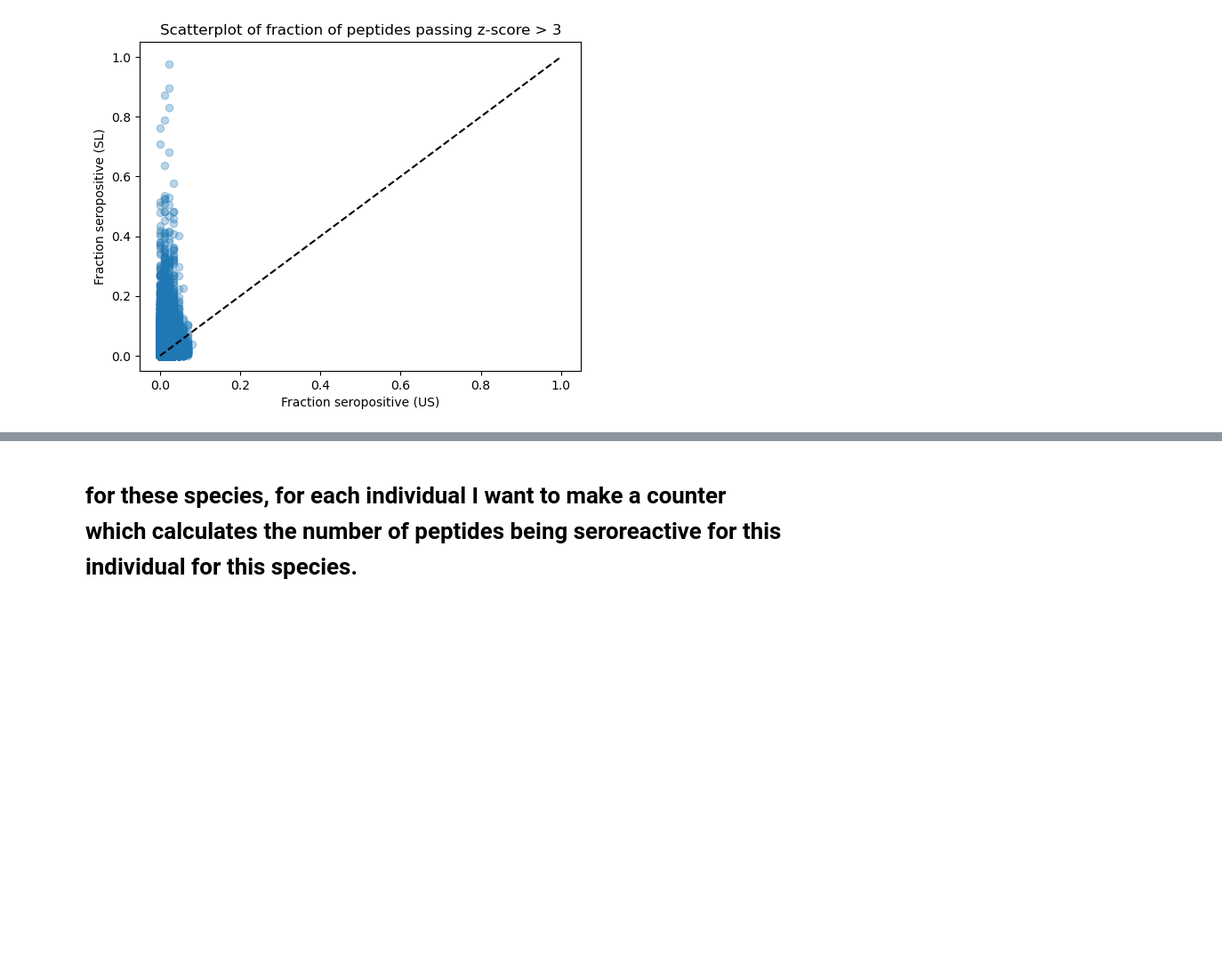
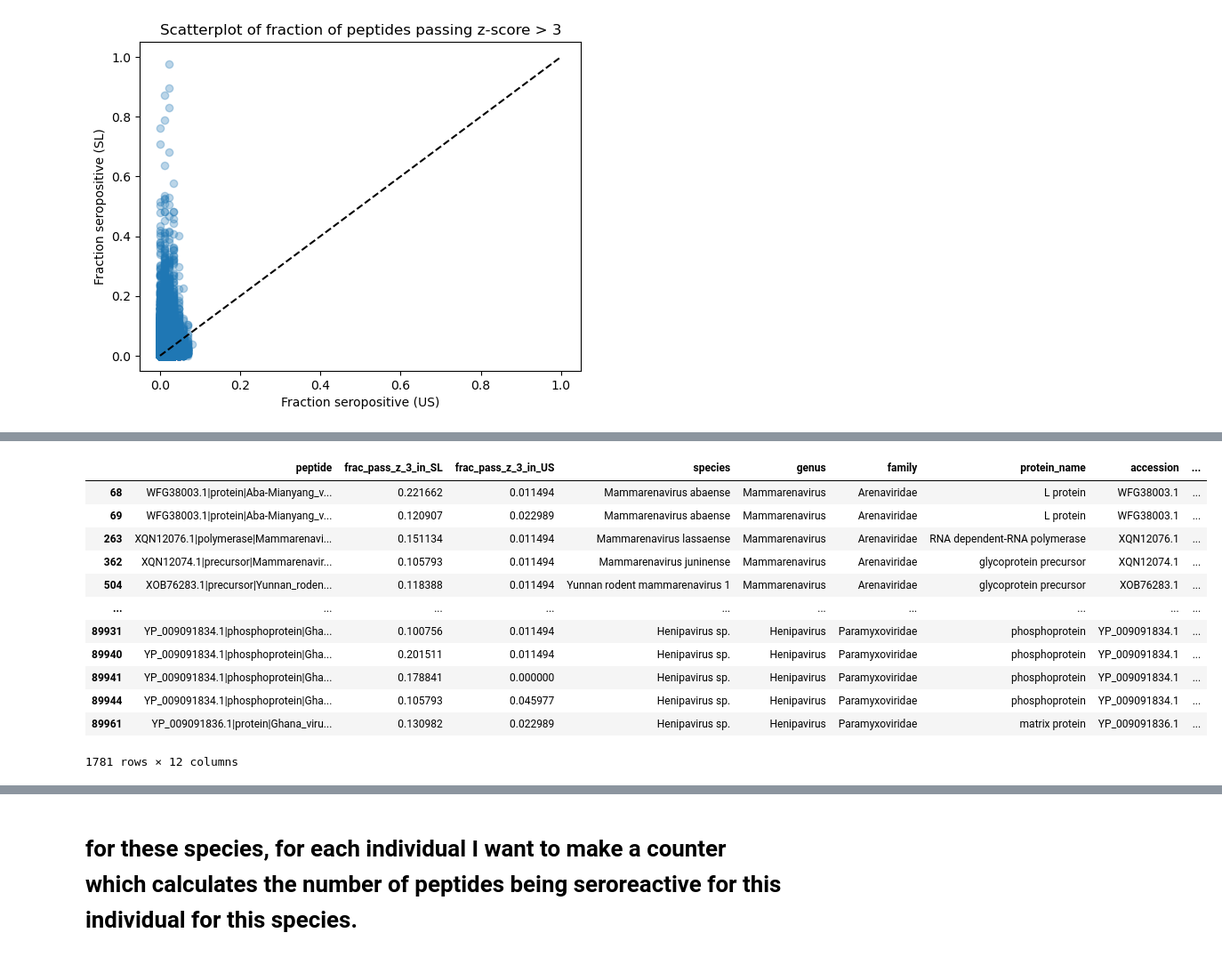
Before and after one commit to sporak577/lasv_phipseq_2026, a Jupyter notebook: Figure_viral_species_individual_thresholds_top_hits.ipynb, the cells around one changed output, grey strips where cells are left out. Shown at 89% size. Saved outputs shown, nothing was run; the diff lists cells and outputs as text; code cells hidden in the pictures; blank space fills up the shorter version.

Commit message:
added boolean columns for cohort for each peptide true if passes z > 3

```diff
--- a/Figure_viral_species_individual_thresholds_top_hits.ipynb
+++ b/Figure_viral_species_individual_thresholds_top_hits.ipynb
@@ -28,3 +26,9 @@ peps_metadata = peps_metadata.reset_index().rename(columns={'seq_id': 'peptide'}
+# %%
+#boolean dataframes with True/False value if peptide passes z > 3 for the individual
+
+df_SL_pass_z = (df_SL > 3)
+df_hbdb_pass_z = (df_hbdb > 3)
+df_pass_z_boolean = pd.concat([df_SL_pass_z, df_hbdb_pass_z], axis=1)
 # %%
 df_fractions = pd.merge(df_fractions, peps_metadata[['peptide', 'species', 'genus', 'family', 'protein_name', 'accession']], on='peptide', how='left')
 
@@ -56,3 +60,7 @@ hits = df_fractions[
         (df_fractions['sensitivity'] >= 0.1 ) &
         (df_fractions['specificity'] >= 0.95)
 ]
+
+#overwrite wrong genus
+
+hits.loc[hits['genus'] == 'Arenavirus', 'genus'] = 'Mammarenavirus'
@@ -91,0 +67,6 @@ plt.show()
+# %%
+# add boolean dataframe to hits
+
+df_pass_z_boolean = df_pass_z_boolean.reset_index()
+# %%
+hits = pd.merge(hits, df_pass_z_boolean, on='peptide', how='left')
@@ -162,3 +186,19 @@ summary_df = pd.DataFrame(summary)
+# %%
+hits
+# %% [output]
+|  | peptide | frac_pass_z_3_in_SL | frac_pass_z_3_in_US | species | genus | family | protein_name | accession | ... |
+| 68 | WFG38003.1|protein|Aba-Mianyang_v... | 0.221662 | 0.011494 | Mammarenavirus abaense | Mammarenavirus | Arenaviridae | L protein | WFG38003.1 | ... |
+| 69 | WFG38003.1|protein|Aba-Mianyang_v... | 0.120907 | 0.022989 | Mammarenavirus abaense | Mammarenavirus | Arenaviridae | L protein | WFG38003.1 | ... |
+| 263 | XQN12076.1|polymerase|Mammarenavi... | 0.151134 | 0.011494 | Mammarenavirus lassaense | Mammarenavirus | Arenaviridae | RNA dependent-RNA polymerase | XQN12076.1 | ... |
+| 362 | XQN12074.1|precursor|Mammarenavir... | 0.105793 | 0.011494 | Mammarenavirus juninense | Mammarenavirus | Arenaviridae | glycoprotein precursor | XQN12074.1 | ... |
+| 504 | XOB76283.1|precursor|Yunnan_roden... | 0.118388 | 0.011494 | Yunnan rodent mammarenavirus 1 | Mammarenavirus | Arenaviridae | glycoprotein precursor | XOB76283.1 | ... |
+| ... | ... | ... | ... | ... | ... | ... | ... | ... | ... |
+| 89931 | YP_009091834.1|phosphoprotein|Gha... | 0.100756 | 0.011494 | Henipavirus sp. | Henipavirus | Paramyxoviridae | phosphoprotein | YP_009091834.1 | ... |
+| 89940 | YP_009091834.1|phosphoprotein|Gha... | 0.201511 | 0.011494 | Henipavirus sp. | Henipavirus | Paramyxoviridae | phosphoprotein | YP_009091834.1 | ... |
+| 89941 | YP_009091834.1|phosphoprotein|Gha... | 0.178841 | 0.000000 | Henipavirus sp. | Henipavirus | Paramyxoviridae | phosphoprotein | YP_009091834.1 | ... |
+| 89944 | YP_009091834.1|phosphoprotein|Gha... | 0.105793 | 0.045977 | Henipavirus sp. | Henipavirus | Paramyxoviridae | phosphoprotein | YP_009091834.1 | ... |
+| 89961 | YP_009091836.1|protein|Ghana_viru... | 0.130982 | 0.022989 | Henipavirus sp. | Henipavirus | Paramyxoviridae | matrix protein | YP_009091836.1 | ... |
+1781 rows × 12 columns
 # %%
 summary_df = summary_df.sort_values(by=['max_frac_sl_seropos', 'max_frac_us_seropos'], ascending=[False, True])
 # %%
```
Also changed, not shown: parts of 12 cells of this notebook.
